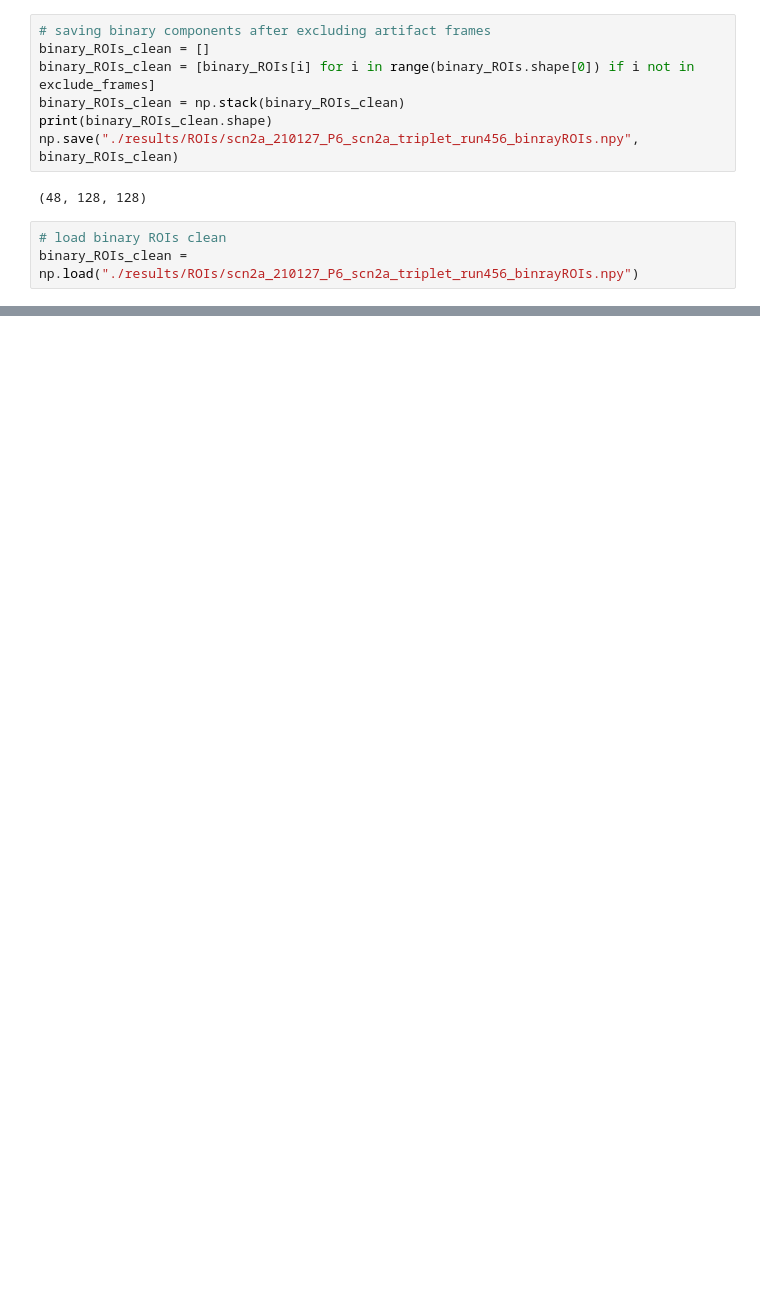
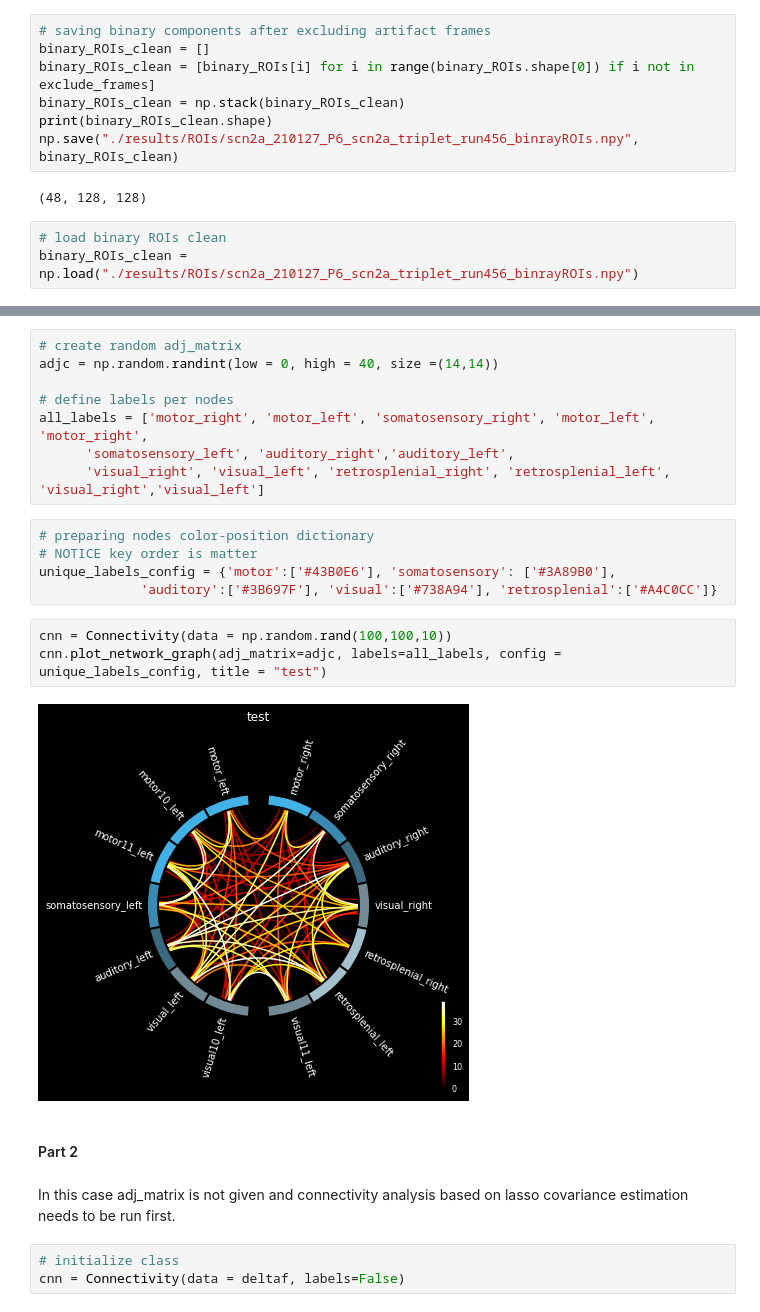
Before and after one commit to NimaMojtahedi/Calcium-imaging-data-analysis, a Jupyter notebook: notebook_scn2a.ipynb, the cells around one changed output, grey strips where cells are left out. Cells and saved outputs as stored; diff of their text form; blank space fills up the shorter version.

```diff
--- a/notebook_scn2a.ipynb
+++ b/notebook_scn2a.ipynb
@@ -336,0 +408,25 @@ nx.draw(g, pos = nx.circular_layout(g), labels=label_dict, with_labels = True, n
+# %%
+# create random adj_matrix
+adjc = np.random.randint(low = 0, high = 40, size =(14,14))
+
+# define labels per nodes
+all_labels = ['motor_right', 'motor_left', 'somatosensory_right', 'motor_left', 'motor_right',
+      'somatosensory_left', 'auditory_right','auditory_left',
+      'visual_right', 'visual_left', 'retrosplenial_right', 'retrosplenial_left', 'visual_right','visual_left']
+# %%
+# preparing nodes color-position dictionary
+# NOTICE key order is matter
+unique_labels_config = {'motor':['#43B0E6'], 'somatosensory': ['#3A89B0'],
+             'auditory':['#3B697F'], 'visual':['#738A94'], 'retrosplenial':['#A4C0CC']}
+# %%
+cnn = Connectivity(data = np.random.rand(100,100,10))
+cnn.plot_network_graph(adj_matrix=adjc, labels=all_labels, config = unique_labels_config, title = "test")
+# %% [output]
+[figure, added]
+# %% [markdown]
+#### Part 2
+# %% [markdown]
+In this case adj_matrix is not given and connectivity analysis based on lasso covariance estimation needs to be run first.
+# %%
+# initialize class
+cnn = Connectivity(data = deltaf, labels=False)
```
Also changed, not shown: parts of 33 cells of this notebook, 2 other files.
